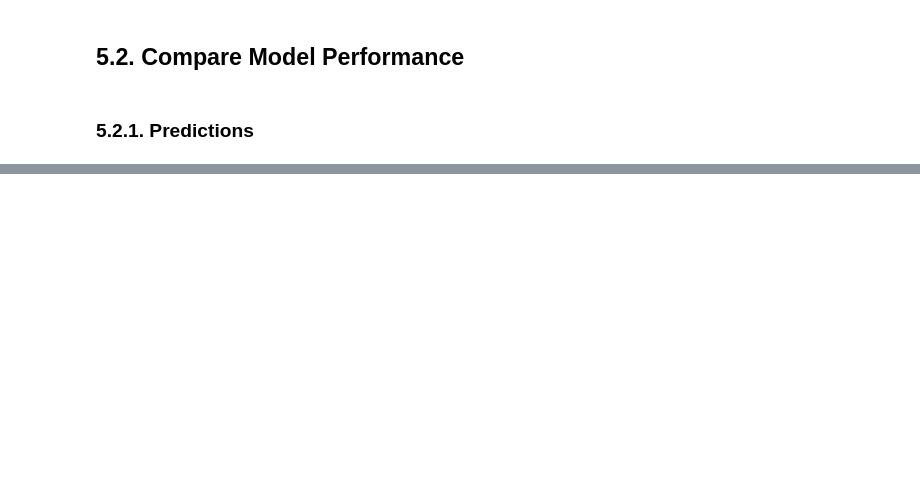
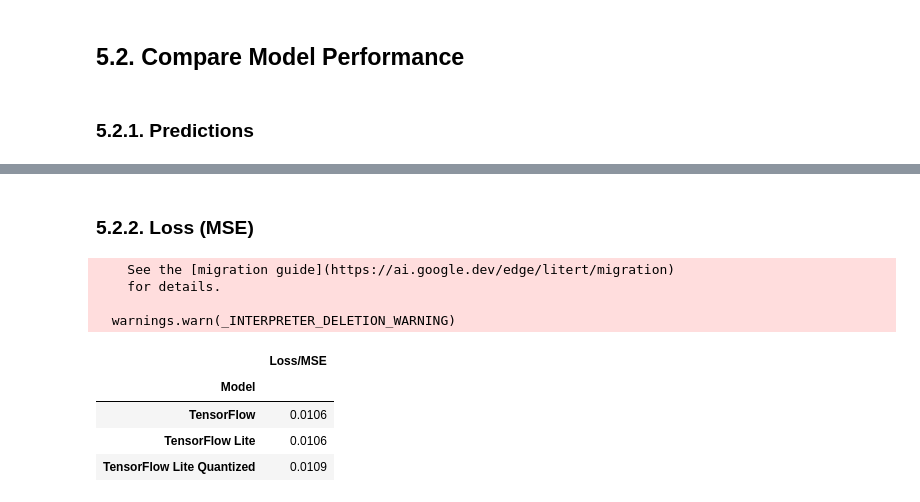
Before and after one commit to MrCheesyBurgerU/TinyML, a Jupyter notebook: sine-wave/sine_wave_train.ipynb, the cells around one changed output, grey strips where cells are left out. Saved outputs shown, nothing was run; the diff lists cells and outputs as text; code cells hidden in the pictures; blank space fills up the shorter version.

```diff
--- a/sine-wave/sine_wave_train.ipynb
+++ b/sine-wave/sine_wave_train.ipynb
@@ -432,0 +587,2 @@ y_test_pred_tflite = predict_tflite(model_tflite, x_test)
+# %% [markdown]
+### **5.2.2. Loss (MSE)**
@@ -432,0 +591,24 @@ y_test_pred_tflite = predict_tflite(model_tflite, x_test)
+# %%
+# Calculate loss
+loss_tf, _ = model_2.evaluate(x_test, y_test, verbose=0)
+loss_no_quant_tflite = evaluate_tflite(model_no_quant_tflite, x_test, y_test)
+loss_tflite = evaluate_tflite(model_tflite, x_test, y_test)
+# %% [output]
+    See the [migration guide](https://ai.google.dev/edge/litert/migration)
+    for details.
+
+  warnings.warn(_INTERPRETER_DELETION_WARNING)
+# %%
+# Compare loss
+df = pd.DataFrame.from_records(
+    [["TensorFlow", loss_tf],
+     ["TensorFlow Lite", loss_no_quant_tflite],
+     ["TensorFlow Lite Quantized", loss_tflite]],
+     columns = ["Model", "Loss/MSE"], index="Model").round(4)
+df
+# %% [output]
+|  | Loss/MSE |
+| Model |  |
+| TensorFlow | 0.0106 |
+| TensorFlow Lite | 0.0106 |
+| TensorFlow Lite Quantized | 0.0109 |
```
Also changed, not shown: parts of 30 cells of this notebook, 7 other files.
